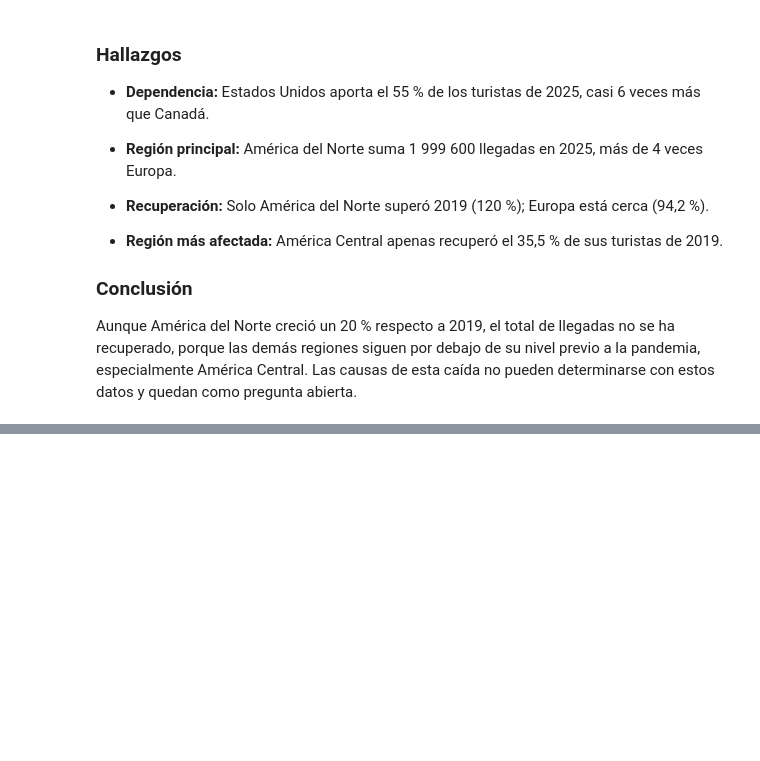
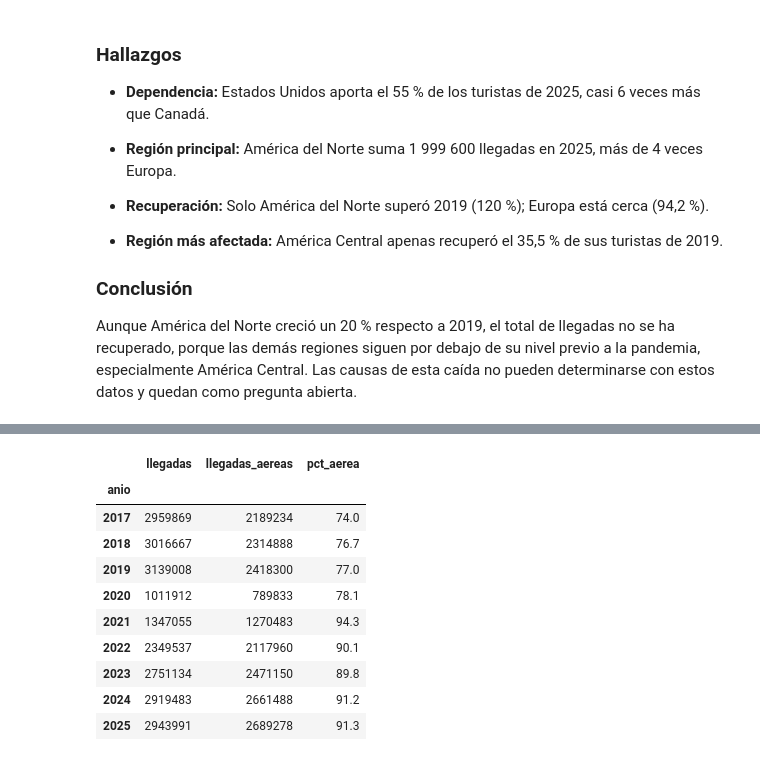
Before and after one commit to DanielleEspinoza/turismo-costa-rica, a Jupyter notebook: notebooks/02_eda.ipynb, the cells around one changed output, grey strips where cells are left out. Saved outputs shown, nothing was run; the diff lists cells and outputs as text; code cells hidden in the pictures; blank space fills up the shorter version.

```diff
--- a/notebooks/02_eda.ipynb
+++ b/notebooks/02_eda.ipynb
@@ -263,0 +266,3 @@ Aunque América del Norte creció un 20 % respecto a 2019, el total de llegadas
+# %%
+df_aerea = pd.read_csv('../data/processed/llegadas_aereas_por_pais.csv', dtype={'llegadas_aereas': 'Int64'})
+df_aerea.head()
@@ -263,0 +278,2 @@ Aunque América del Norte creció un 20 % respecto a 2019, el total de llegadas
+# %%
+vias = pd.merge(df, df_aerea, on=['region', 'pais', 'anio'])
@@ -263,0 +310,15 @@ Aunque América del Norte creció un 20 % respecto a 2019, el total de llegadas
+# %%
+vias_anio['pct_aerea'] = (vias_anio['llegadas_aereas'] / vias_anio['llegadas'] * 100).round(1)
+vias_anio
+# %% [output]
+|  | llegadas | llegadas_aereas | pct_aerea |
+| anio |  |  |  |
+| 2017 | 2959869 | 2189234 | 74.0 |
+| 2018 | 3016667 | 2314888 | 76.7 |
+| 2019 | 3139008 | 2418300 | 77.0 |
+| 2020 | 1011912 | 789833 | 78.1 |
+| 2021 | 1347055 | 1270483 | 94.3 |
+| 2022 | 2349537 | 2117960 | 90.1 |
+| 2023 | 2751134 | 2471150 | 89.8 |
+| 2024 | 2919483 | 2661488 | 91.2 |
+| 2025 | 2943991 | 2689278 | 91.3 |
```
Also changed, not shown: parts of 11 cells of this notebook, 1 other file.
